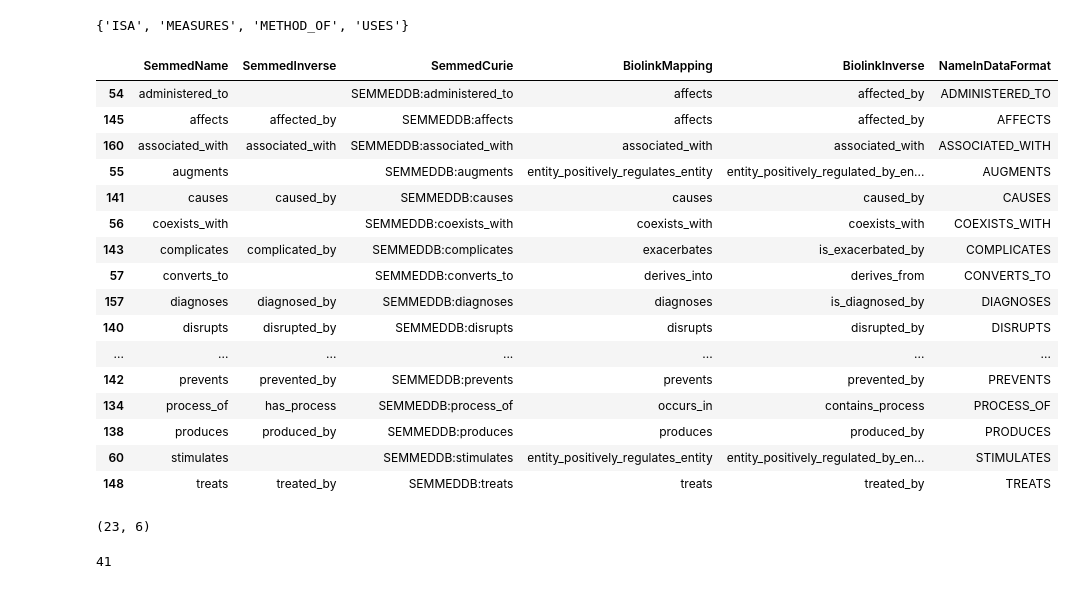
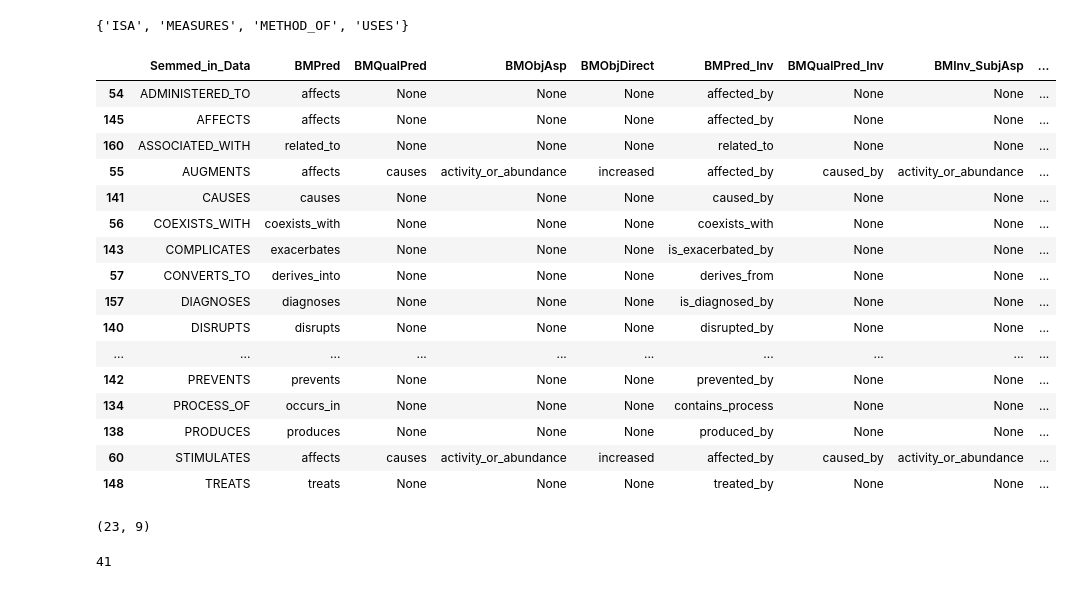
Before and after one commit to NCATS-Tangerine/translator-api-registry, a Jupyter notebook: semmeddb/AutoGen_SEMMEDDB.ipynb, the cells around one changed output. Drawn from its saved outputs; the diff is of its cells as text; code cells hidden in the pictures.

```diff
--- a/semmeddb/AutoGen_SEMMEDDB.ipynb
+++ b/semmeddb/AutoGen_SEMMEDDB.ipynb
@@ -689,15 +735,23 @@ Notes:
 # %%
 ## only keep the stuff we found biolink mappings for
-SEMMED_predicates = SEMMED_predicates[SEMMED_predicates['BiolinkMapping'].notna()].copy()
+SEMMED_predicates = SEMMED_predicates[SEMMED_predicates['BMPred'].notna()].copy()
 # %%
-## get inverse predicates so generating reverse operations is easier
+## get inverses for basic predicates + qualified_predicates to generate reverse operations
 
-SEMMED_predicates['BiolinkInverse'] = [bmt_tool.get_element(i).inverse
+SEMMED_predicates['BMPred_Inv'] = [bmt_tool.get_element(i).inverse
                                        if isinstance(bmt_tool.get_element(i).inverse, str)
                                        else i
-                                       for i in SEMMED_predicates['BiolinkMapping']]
+                                       for i in SEMMED_predicates['BMPred']]
 
-SEMMED_predicates['BiolinkInverse'] = SEMMED_predicates['BiolinkInverse'].str.replace(" ", "_")
+SEMMED_predicates['BMQualPred_Inv'] = [bmt_tool.get_element(i).inverse
+                                       if i and isinstance(bmt_tool.get_element(i).inverse, str)
+                                       else i
+                                       for i in SEMMED_predicates['BMQualPred']]
+
+
+
+SEMMED_predicates['BMPred_Inv'] = SEMMED_predicates['BMPred_Inv'].str.replace(" ", "_")
+SEMMED_predicates['BMQualPred_Inv'] = SEMMED_predicates['BMQualPred_Inv'].str.replace(" ", "_")
 # %%
 SEMMED_predicates
 # %% [output]
@@ -728,0 +788,3 @@ Some predicates aren't directional (their entry in the biolink-model yaml will h
+# %%
+SEMMED_predicates['BMInv_SubjAsp'] = SEMMED_predicates['BMObjAsp']
+SEMMED_predicates['BMInv_SubjDirect'] = SEMMED_predicates['BMObjDirect']
@@ -729,5 +811,11 @@ Some predicates aren't directional (their entry in the biolink-model yaml will h
 # %% [markdown]
 ### prune the data based on what predicates to keep
 # %%
-SEMMED_predicates['NameInDataFormat'] = SEMMED_predicates['SemmedName'].str.upper()
-SEMMED_predicates['NameInDataFormat'] = SEMMED_predicates['NameInDataFormat'].str.replace("-", "")
+## can mutate and rename the Semmed_in_BM column (not needed anymore) with the format needed
+
+SEMMED_predicates['Semmed_in_BM'] = SEMMED_predicates['SemmedPred'].str.upper()
+SEMMED_predicates['Semmed_in_BM'] = SEMMED_predicates['Semmed_in_BM'].str.replace("-", "")
+SEMMED_predicates.rename(columns = {'Semmed_in_BM':'Semmed_in_Data'}, inplace = True)
+
+## Can remove the SemmedPred column: not needed anymore
+SEMMED_predicates.drop(columns='SemmedPred', inplace=True)
@@ -758,28 +866,28 @@ more_removals
 {'ISA', 'MEASURES', 'METHOD_OF', 'USES'}
 # %%
 ## remove this set from the SEMMED_predicates table
-SEMMED_predicates = SEMMED_predicates[~ SEMMED_predicates['NameInDataFormat'].isin(more_removals)]
+SEMMED_predicates = SEMMED_predicates[~ SEMMED_predicates['Semmed_in_Data'].isin(more_removals)]
 SEMMED_predicates
 SEMMED_predicates.shape
 # %% [output]
-|  | SemmedName | SemmedInverse | SemmedCurie | BiolinkMapping | BiolinkInverse | NameInDataFormat |
-| 54 | administered_to |  | SEMMEDDB:administered_to | affects | affected_by | ADMINISTERED_TO |
-| 145 | affects | affected_by | SEMMEDDB:affects | affects | affected_by | AFFECTS |
-| 160 | associated_with | associated_with | SEMMEDDB:associated_with | associated_with | associated_with | ASSOCIATED_WITH |
-| 55 | augments |  | SEMMEDDB:augments | entity_positively_regulates_entity | entity_positively_regulated_by_en... | AUGMENTS |
-| 141 | causes | caused_by | SEMMEDDB:causes | causes | caused_by | CAUSES |
-| 56 | coexists_with |  | SEMMEDDB:coexists_with | coexists_with | coexists_with | COEXISTS_WITH |
-| 143 | complicates | complicated_by | SEMMEDDB:complicates | exacerbates | is_exacerbated_by | COMPLICATES |
-| 57 | converts_to |  | SEMMEDDB:converts_to | derives_into | derives_from | CONVERTS_TO |
-| 157 | diagnoses | diagnosed_by | SEMMEDDB:diagnoses | diagnoses | is_diagnosed_by | DIAGNOSES |
-| 140 | disrupts | disrupted_by | SEMMEDDB:disrupts | disrupts | disrupted_by | DISRUPTS |
-| ... | ... | ... | ... | ... | ... | ... |
-| 142 | prevents | prevented_by | SEMMEDDB:prevents | prevents | prevented_by | PREVENTS |
-| 134 | process_of | has_process | SEMMEDDB:process_of | occurs_in | contains_process | PROCESS_OF |
-| 138 | produces | produced_by | SEMMEDDB:produces | produces | produced_by | PRODUCES |
-| 60 | stimulates |  | SEMMEDDB:stimulates | entity_positively_regulates_entity | entity_positively_regulated_by_en... | STIMULATES |
-| 148 | treats | treated_by | SEMMEDDB:treats | treats | treated_by | TREATS |
+|  | Semmed_in_Data | BMPred | BMQualPred | BMObjAsp | BMObjDirect | BMPred_Inv | BMQualPred_Inv | BMInv_SubjAsp | ... |
+| 54 | ADMINISTERED_TO | affects | None | None | None | affected_by | None | None | ... |
+| 145 | AFFECTS | affects | None | None | None | affected_by | None | None | ... |
+| 160 | ASSOCIATED_WITH | related_to | None | None | None | related_to | None | None | ... |
+| 55 | AUGMENTS | affects | causes | activity_or_abundance | increased | affected_by | caused_by | activity_or_abundance | ... |
+| 141 | CAUSES | causes | None | None | None | caused_by | None | None | ... |
+| 56 | COEXISTS_WITH | coexists_with | None | None | None | coexists_with | None | None | ... |
+| 143 | COMPLICATES | exacerbates | None | None | None | is_exacerbated_by | None | None | ... |
+| 57 | CONVERTS_TO | derives_into | None | None | None | derives_from | None | None | ... |
+| 157 | DIAGNOSES | diagnoses | None | None | None | is_diagnosed_by | None | None | ... |
+| 140 | DISRUPTS | disrupts | None | None | None | disrupted_by | None | None | ... |
+| ... | ... | ... | ... | ... | ... | ... | ... | ... | ... |
+| 142 | PREVENTS | prevents | None | None | None | prevented_by | None | None | ... |
+| 134 | PROCESS_OF | occurs_in | None | None | None | contains_process | None | None | ... |
+| 138 | PRODUCES | produces | None | None | None | produced_by | None | None | ... |
+| 60 | STIMULATES | affects | causes | activity_or_abundance | increased | affected_by | caused_by | activity_or_abundance | ... |
+| 148 | TREATS | treats | None | None | None | treated_by | None | None | ... |
-(23, 6)
+(23, 9)
 # %%
 ## remove this set from the data record
 filtered_data = filtered_data[ ~ filtered_data['PREDICATE'].isin(more_removals)]
```
Also changed, not shown: parts of 42 cells of this notebook.
